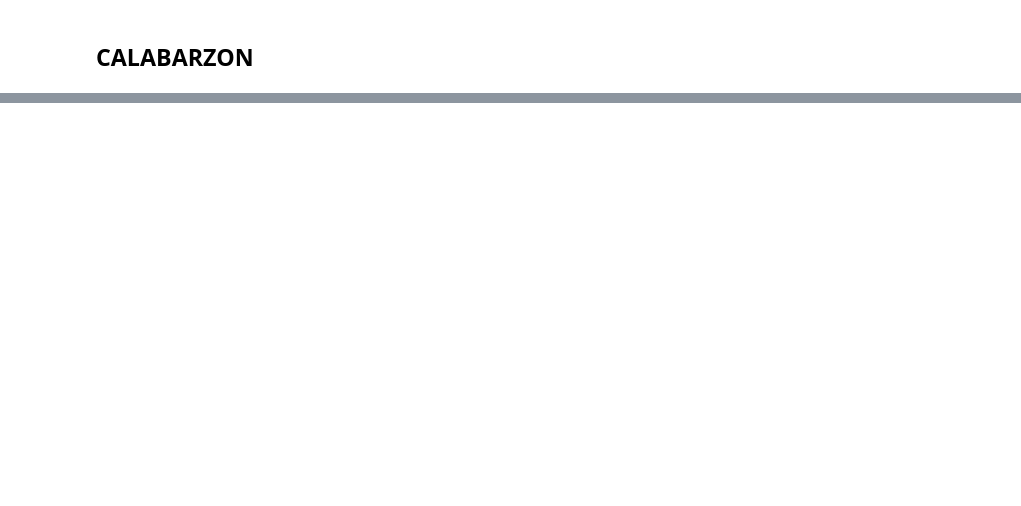
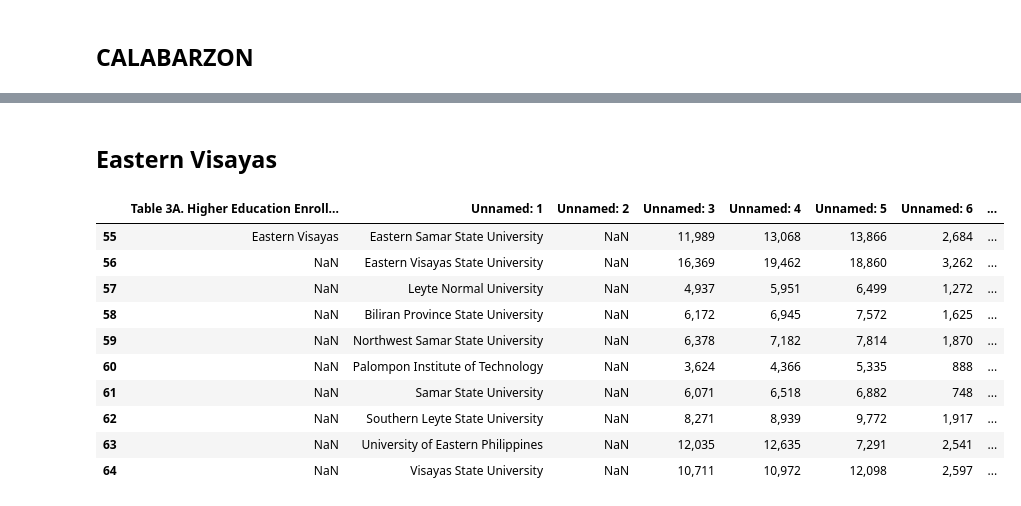
Before and after one commit to GlennBSIT3205/IT-BA-3205_Coalesce, a Jupyter notebook: Education in the Philippines Visualization.ipynb, the cells around one changed output, grey strips where cells are left out. Drawn from its saved outputs; the diff is of its cells as text; code cells hidden in the pictures; blank space fills up the shorter version.

```diff
--- a/Education in the Philippines Visualization.ipynb
+++ b/Education in the Philippines Visualization.ipynb
@@ -97,0 +147,18 @@ display(df.iloc[25:30])
+# %% [markdown]
+## **Eastern Visayas**
+# %%
+url = 'https://raw.githubusercontent.com/GlennBSIT3205/IT-BA-3205_Coalesce/main/Data%20Sets/Higher-Education-Enrollment-and-Graduates-in-State-Universities-and-Colleges-1-converted.csv'
+df = pd.read_csv(url)
+display(df.iloc[55:65])
+# %% [output]
+|  | Table 3A. Higher Education Enroll... | Unnamed: 1 | Unnamed: 2 | Unnamed: 3 | Unnamed: 4 | Unnamed: 5 | Unnamed: 6 | ... |
+| 55 | Eastern Visayas | Eastern Samar State University | NaN | 11,989 | 13,068 | 13,866 | 2,684 | ... |
+| 56 | NaN | Eastern Visayas State University | NaN | 16,369 | 19,462 | 18,860 | 3,262 | ... |
+| 57 | NaN | Leyte Normal University | NaN | 4,937 | 5,951 | 6,499 | 1,272 | ... |
+| 58 | NaN | Biliran Province State University | NaN | 6,172 | 6,945 | 7,572 | 1,625 | ... |
+| 59 | NaN | Northwest Samar State University | NaN | 6,378 | 7,182 | 7,814 | 1,870 | ... |
+| 60 | NaN | Palompon Institute of Technology | NaN | 3,624 | 4,366 | 5,335 | 888 | ... |
+| 61 | NaN | Samar State University | NaN | 6,071 | 6,518 | 6,882 | 748 | ... |
+| 62 | NaN | Southern Leyte State University | NaN | 8,271 | 8,939 | 9,772 | 1,917 | ... |
+| 63 | NaN | University of Eastern Philippines | NaN | 12,035 | 12,635 | 7,291 | 2,541 | ... |
+| 64 | NaN | Visayas State University | NaN | 10,711 | 10,972 | 12,098 | 2,597 | ... |
```
Also changed, not shown: parts of 8 cells of this notebook.
